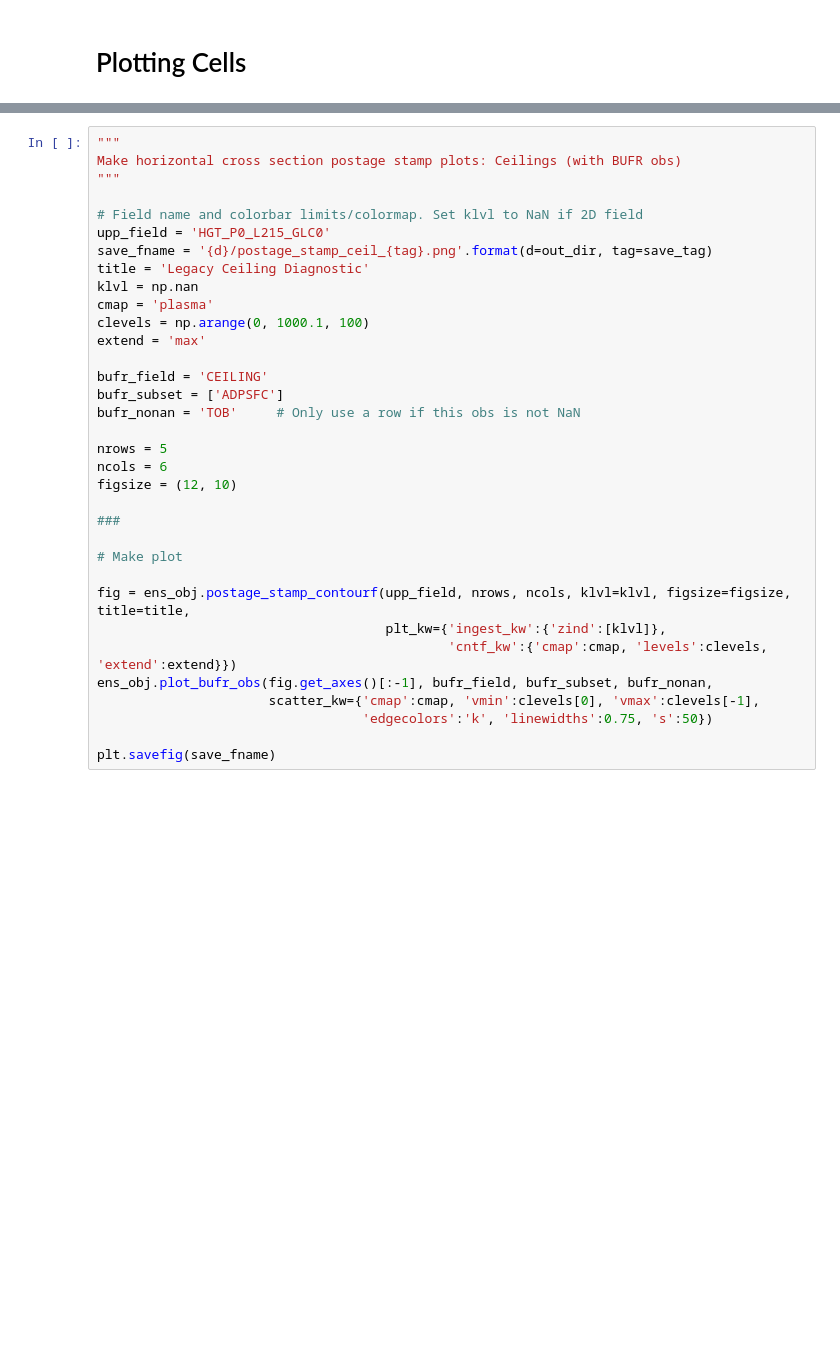
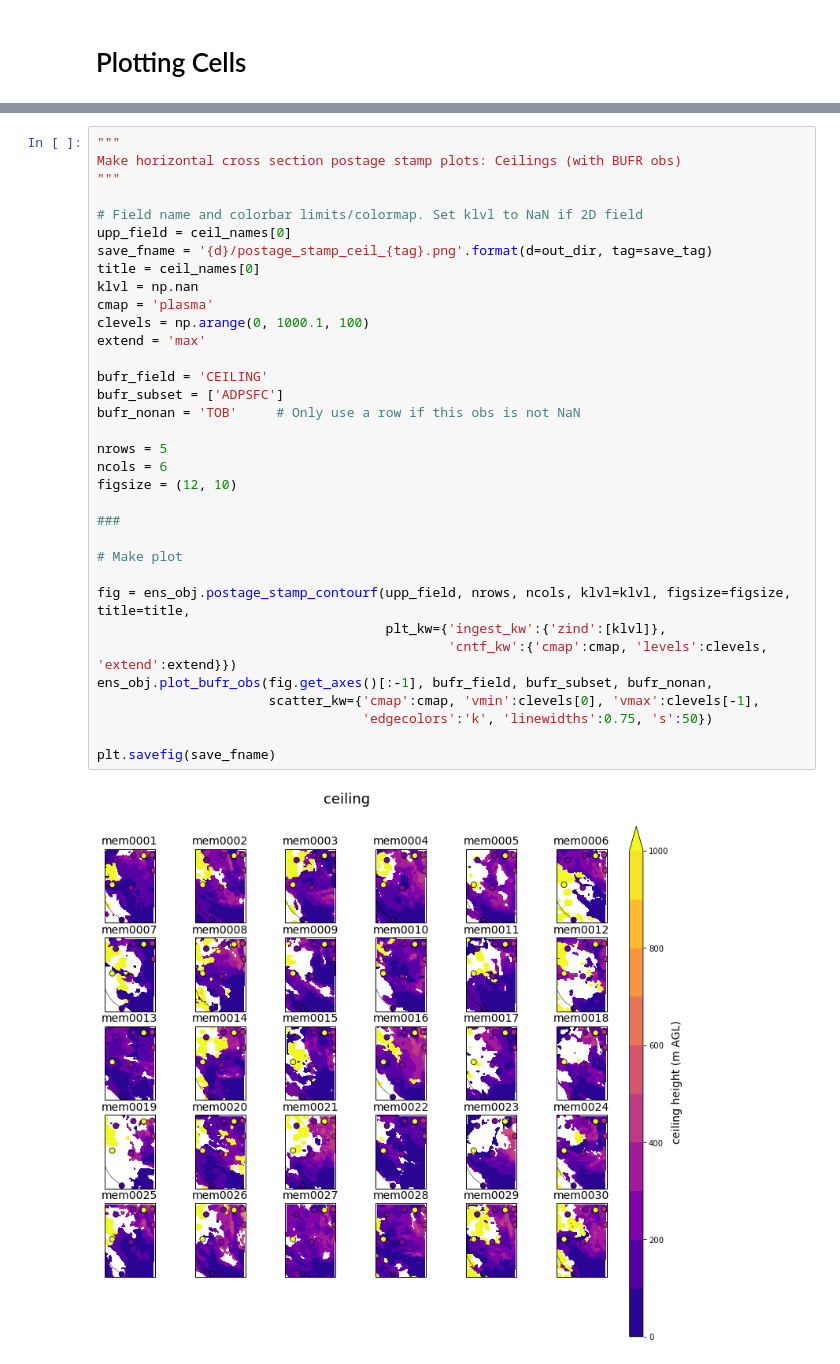
Before and after one commit to ShawnMurdzek-NOAA/py_scripts, a Jupyter notebook: cloud_da/probing_rrfs_ensemble.ipynb, the cells around one changed output, grey strips where cells are left out. Cells and saved outputs as stored; diff of their text form; blank space fills up the shorter version.

```diff
--- a/cloud_da/probing_rrfs_ensemble.ipynb
+++ b/cloud_da/probing_rrfs_ensemble.ipynb
@@ -141,35 +176,37 @@ plt.savefig(save_fname)
 Make horizontal cross section postage stamp plots: Ceilings (with BUFR obs)
 """
 
 # Field name and colorbar limits/colormap. Set klvl to NaN if 2D field
-upp_field = 'HGT_P0_L215_GLC0'
+upp_field = ceil_names[0]
 save_fname = '{d}/postage_stamp_ceil_{tag}.png'.format(d=out_dir, tag=save_tag)
-title = 'Legacy Ceiling Diagnostic'
+title = ceil_names[0]
 klvl = np.nan
 cmap = 'plasma'
 clevels = np.arange(0, 1000.1, 100)
 extend = 'max'
 
 bufr_field = 'CEILING'
 bufr_subset = ['ADPSFC']
 bufr_nonan = 'TOB'     # Only use a row if this obs is not NaN
 
 nrows = 5
 ncols = 6
 figsize = (12, 10)
 
 ###
 
 # Make plot
 
 fig = ens_obj.postage_stamp_contourf(upp_field, nrows, ncols, klvl=klvl, figsize=figsize, title=title,
                                      plt_kw={'ingest_kw':{'zind':[klvl]},
                                              'cntf_kw':{'cmap':cmap, 'levels':clevels, 'extend':extend}})
 ens_obj.plot_bufr_obs(fig.get_axes()[:-1], bufr_field, bufr_subset, bufr_nonan,
                       scatter_kw={'cmap':cmap, 'vmin':clevels[0], 'vmax':clevels[-1],
                                   'edgecolors':'k', 'linewidths':0.75, 's':50})
 
 plt.savefig(save_fname)
+# %% [output]
+[figure, added]
 # %%
 """
 Plot Ensemble Mean and Standard Deviation
```
Also changed, not shown: parts of 25 cells of this notebook.
